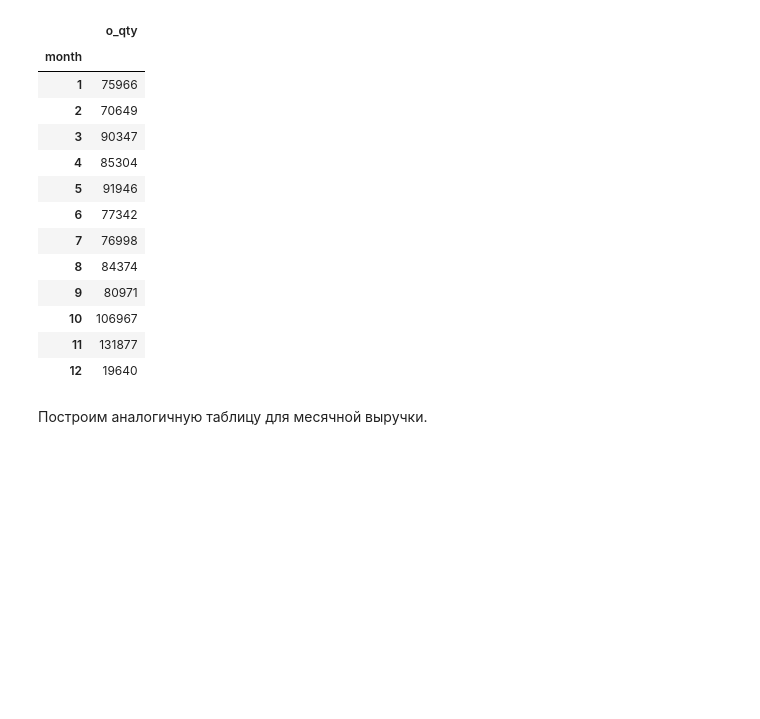
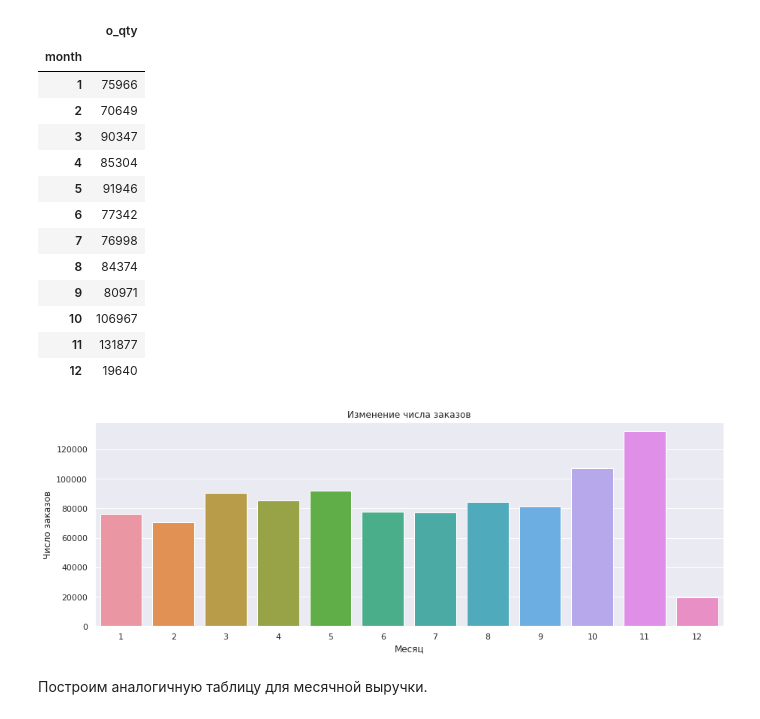
Before and after one commit to onixlas/DS_portfolio, a Jupyter notebook: DA_test_toys/toys.ipynb, the cells around one changed output. Cells and saved outputs as stored; diff of their text form; code cells hidden in the pictures; blank space fills up the shorter version.

```diff
--- a/DA_test_toys/toys.ipynb
+++ b/DA_test_toys/toys.ipynb
@@ -364,6 +366,13 @@ o_by_month
 | 10 | 106967 |
 | 11 | 131877 |
 | 12 | 19640 |
+# %%
+sns.barplot(data=o_by_month, x=o_by_month.index, y='o_qty')\
+.set(title='Изменение числа заказов',
+     xlabel='Месяц',
+     ylabel='Число заказов');
+# %% [output]
+[figure, added]
 # %% [markdown]
 Построим аналогичную таблицу для месячной выручки.
 # %%
```
Also changed, not shown: parts of 12 cells of this notebook, 1 other file.
